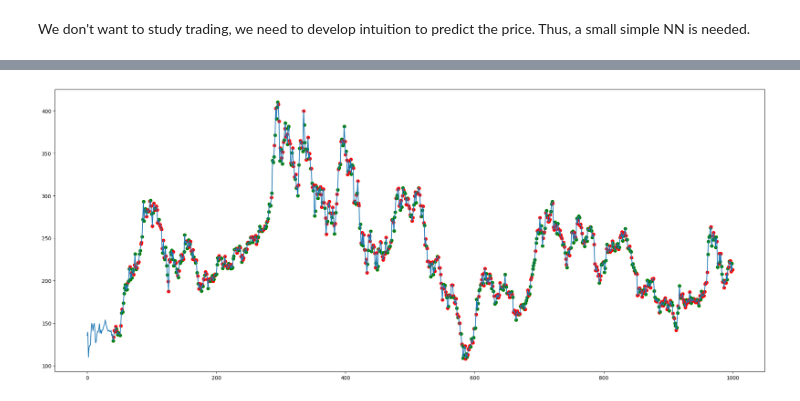
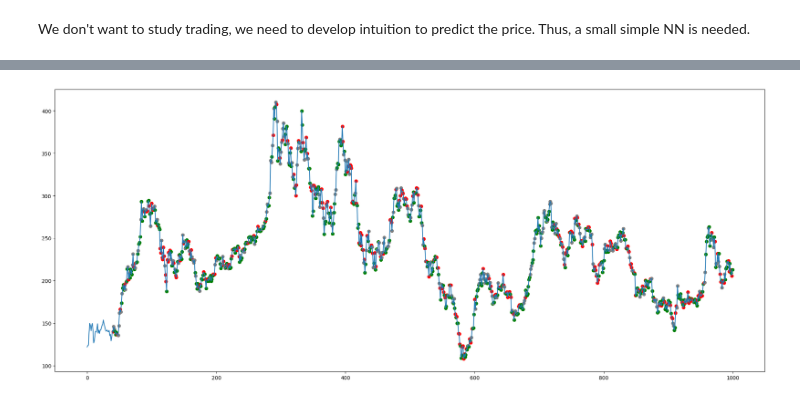
Before and after one commit to alexkalitenko125/ML_for_finance, a Jupyter notebook: RL_finance.ipynb, the cells around one changed output, grey strips where cells are left out. Saved outputs shown, nothing was run; the diff lists cells and outputs as text; code cells hidden in the pictures.

```diff
--- a/RL_finance.ipynb
+++ b/RL_finance.ipynb
@@ -150,9 +154,9 @@ class BuyHoldSellAgent:
         self.model = Net(state_shape, action_shape)
 
         # Создадим функцию ошибки
-        self.criterion = nn.MSELoss()
+        self.criterion = nn.HuberLoss()
         # Добавим оптимизатор
-        self.optimizer = torch.optim.Adam(self.model.parameters(), lr=0.001)
+        self.optimizer = torch.optim.AdamW(self.model.parameters(), lr=0.0002)
 
     def save_experience(self, current_state, action, reward, next_state):
         """Метод для сохранения предудыщих данных эксперимента"""
@@ -213,7 +217,7 @@ class BuyHoldSellAgent:
         return pred.flatten()
 # %%
 # Количество эпох обучения
-epochs = 500
+epochs = 100
 # Коэф. значимости награды на шаг вперед
 gamma = 0.9
 # Количество эпох обучения
@@ -226,12 +230,13 @@ WINDOW_SHAPE = 40
 # Шаг предыдущих данных
 REWARD_TIME = 1
 # Число доступных действий
-ACTIONS_SHAPE = 2
+ACTIONS_SHAPE = 3
 # Размер выборки
 SAMPLE_SIZE = 100
 # %%
 action_to_backtest_action = {
-    1: 1,  # покупаем
+    2: 1,  # покупаем
+    1: 0,  # держим
     0: -1,  # продаем
 }
 # %%
@@ -320,18 +325,18 @@ for j in range(WINDOW_SHAPE, len(df['Close']), REWARD_TIME):
 # %%
 plt.figure(figsize = (25, 10))
 plt.plot(environment.data)
 for e, a in enumerate(actions):
     print(f"{e} {a}", end='\r')
     e += WINDOW_SHAPE
     if a == 1:
         plt.scatter(e, environment.data[e], color = 'green')
     elif a == -1:
         plt.scatter(e, environment.data[e], color = 'red')
     else:
-        pass
+        plt.scatter(e, environment.data[e], color = 'grey')
 plt.show()
 # %% [output]
-[figure, old version]
+[figure, new version]
 # %%
  # Составляем график доходов. Сделаем фрейм формата Цена/Сигнал
 backtest = pd.DataFrame({
```
Also changed, not shown: parts of 6 cells of this notebook.
